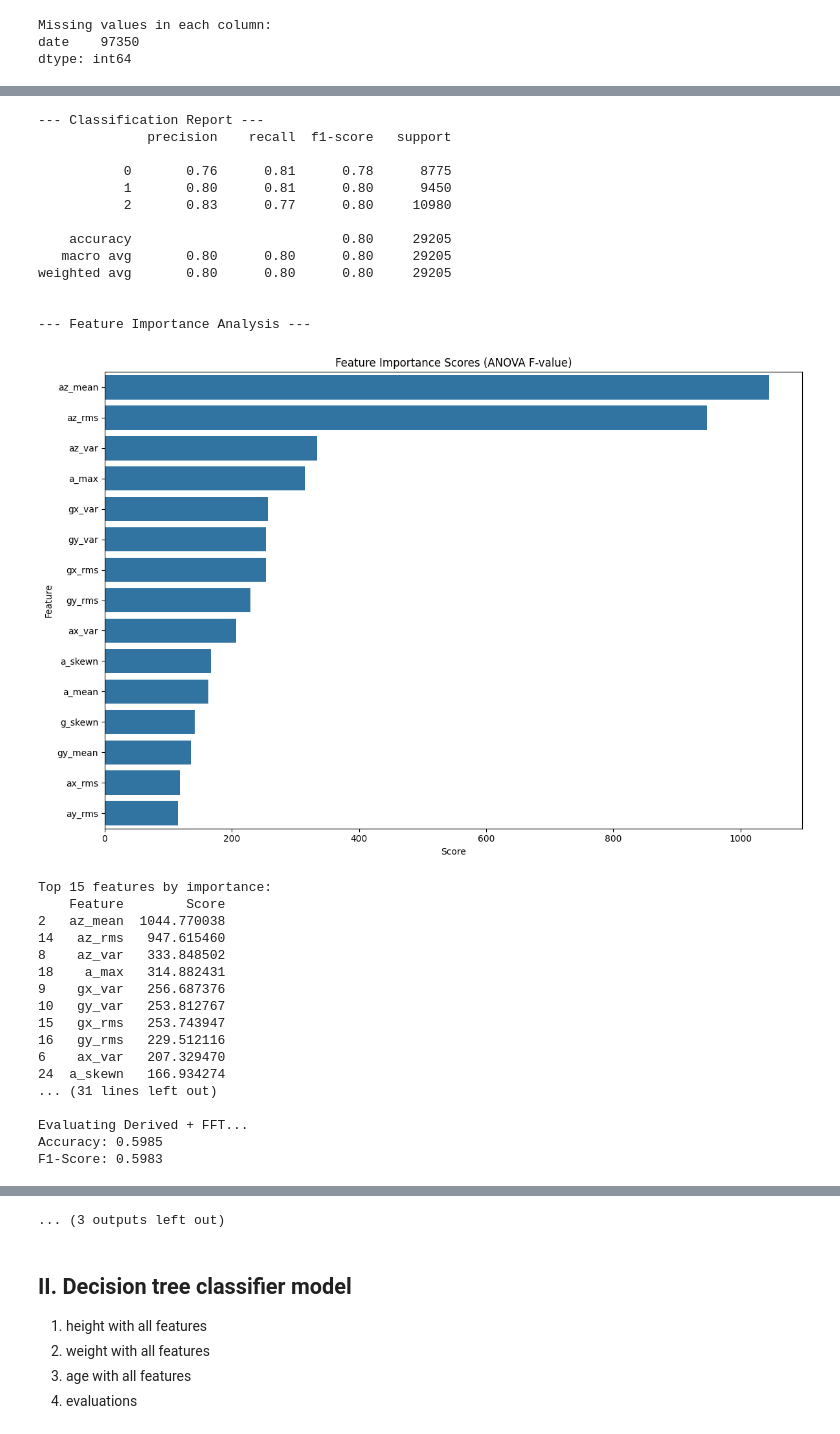
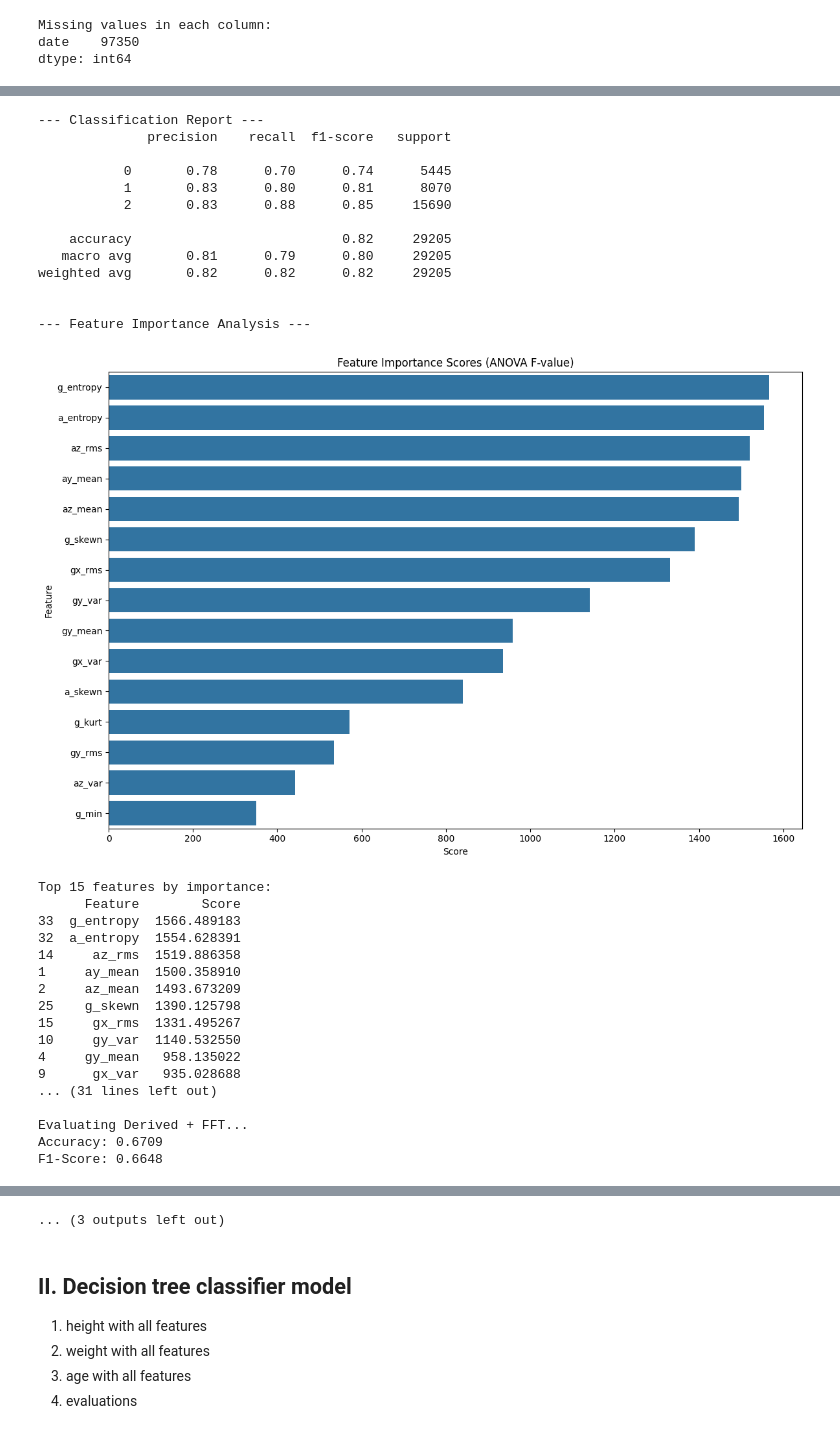
Before and after one commit to thanghoang7020202/TTMotionHealthAnalytics, a Jupyter notebook: YAs47594876.ipynb, the cells around one changed output, grey strips where cells are left out. Saved outputs shown, nothing was run; the diff lists cells and outputs as text; code cells hidden in the pictures.

```diff
--- a/YAs47594876.ipynb
+++ b/YAs47594876.ipynb
@@ -930,7 +930,7 @@ X = classifyData[all_sensor_features]
 params = {
 	'test_size': 0.3,
 	'random_state': 42,
-	'target': 'weight'  # Change this to the target variable you want to classify
+	'target': 'age'  # Change this to the target variable you want to classify
 }
 
 # Check the data types first
@@ -1297,31 +1297,31 @@ F1 Score: 0.7977
 --- Classification Report ---
               precision    recall  f1-score   support
 
-           0       0.76      0.81      0.78      8775
-           1       0.80      0.81      0.80      9450
-           2       0.83      0.77      0.80     10980
+           0       0.78      0.70      0.74      5445
+           1       0.83      0.80      0.81      8070
+           2       0.83      0.88      0.85     15690
 
-    accuracy                           0.80     29205
-   macro avg       0.80      0.80      0.80     29205
-weighted avg       0.80      0.80      0.80     29205
+    accuracy                           0.82     29205
+   macro avg       0.81      0.79      0.80     29205
+weighted avg       0.82      0.82      0.82     29205
 
 
 --- Feature Importance Analysis ---
-[figure, old version]
+[figure, new version]
 Top 15 features by importance:
-    Feature        Score
-2   az_mean  1044.770038
-14   az_rms   947.615460
-8    az_var   333.848502
-18    a_max   314.882431
-9    gx_var   256.687376
-10   gy_var   253.812767
-15   gx_rms   253.743947
-16   gy_rms   229.512116
-6    ax_var   207.329470
-24  a_skewn   166.934274
+      Feature        Score
+33  g_entropy  1566.489183
+32  a_entropy  1554.628391
+14     az_rms  1519.886358
+1     ay_mean  1500.358910
+2     az_mean  1493.673209
+25    g_skewn  1390.125798
+15     gx_rms  1331.495267
+10     gy_var  1140.532550
+4     gy_mean   958.135022
+9      gx_var   935.028688
 ... (31 lines left out)
 
 Evaluating Derived + FFT...
-Accuracy: 0.5985
-F1-Score: 0.5983
+Accuracy: 0.6709
+F1-Score: 0.6648
```
Also changed, not shown: parts of 1 cell of this notebook, 1 other file.
